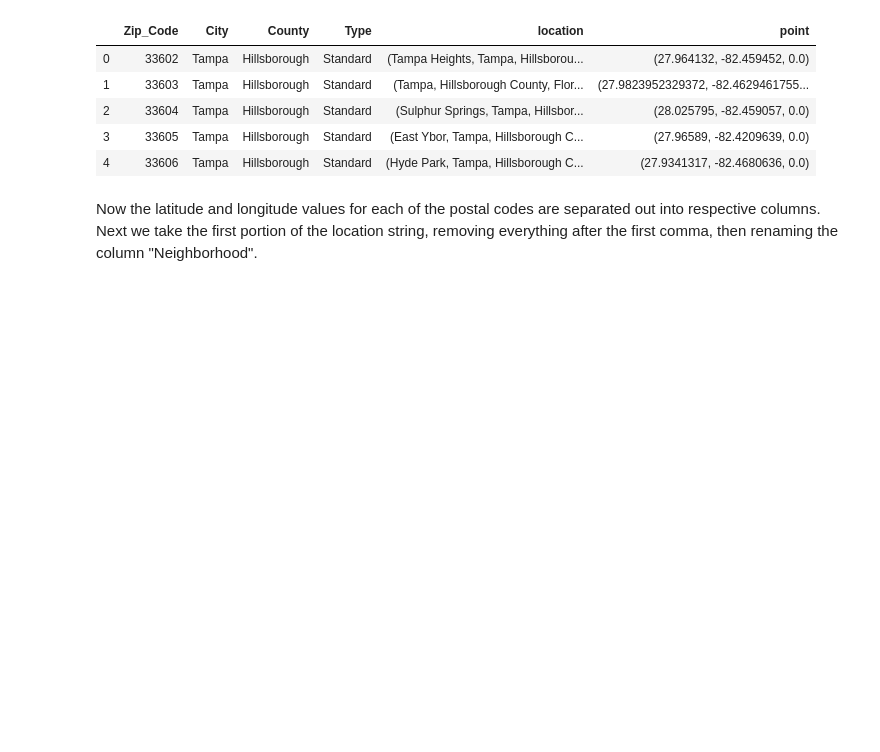
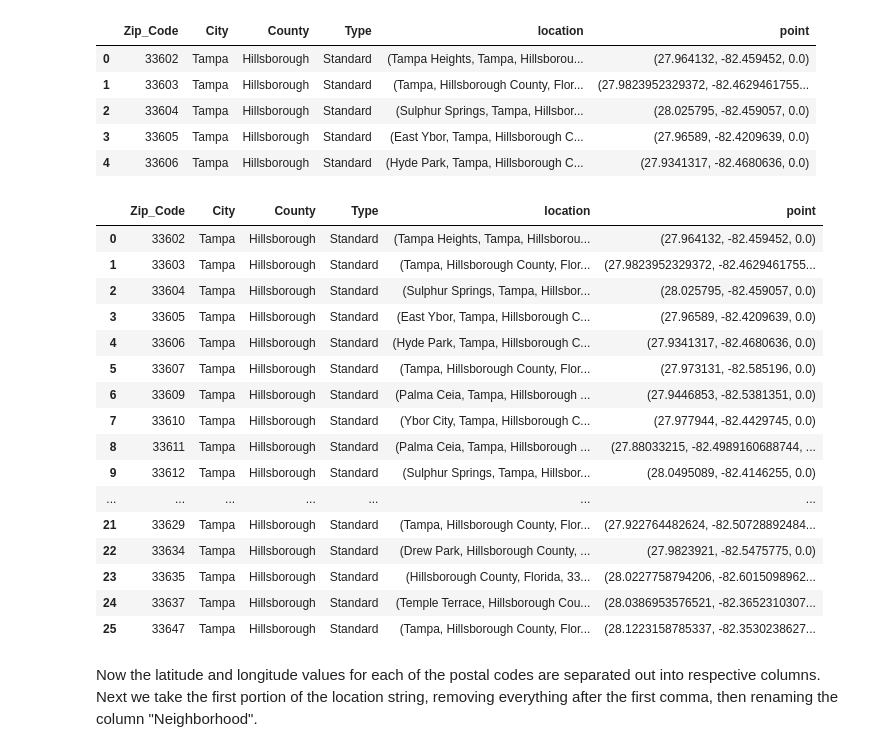
Before and after one commit to jeffreygdupree/Coursera_Capstone, a Jupyter notebook: New Facility Location Selection Notebook.ipynb, the cells around one changed output. Saved outputs shown, nothing was run; the diff lists cells and outputs as text; code cells hidden in the pictures; blank space fills up the shorter version.

```diff
--- a/New Facility Location Selection Notebook.ipynb
+++ b/New Facility Location Selection Notebook.ipynb
@@ -144,6 +142,27 @@ df.head()
 | 2 | 33604 | Tampa | Hillsborough | Standard | (Sulphur Springs, Tampa, Hillsbor... | (28.025795, -82.459057, 0.0) |
 | 3 | 33605 | Tampa | Hillsborough | Standard | (East Ybor, Tampa, Hillsborough C... | (27.96589, -82.4209639, 0.0) |
 | 4 | 33606 | Tampa | Hillsborough | Standard | (Hyde Park, Tampa, Hillsborough C... | (27.9341317, -82.4680636, 0.0) |
+# %%
+df['point'] = df['location'].apply(lambda loc: tuple(loc.point) if loc else None)
+df
+# %% [output]
+|  | Zip_Code | City | County | Type | location | point |
+| 0 | 33602 | Tampa | Hillsborough | Standard | (Tampa Heights, Tampa, Hillsborou... | (27.964132, -82.459452, 0.0) |
+| 1 | 33603 | Tampa | Hillsborough | Standard | (Tampa, Hillsborough County, Flor... | (27.9823952329372, -82.4629461755... |
+| 2 | 33604 | Tampa | Hillsborough | Standard | (Sulphur Springs, Tampa, Hillsbor... | (28.025795, -82.459057, 0.0) |
+| 3 | 33605 | Tampa | Hillsborough | Standard | (East Ybor, Tampa, Hillsborough C... | (27.96589, -82.4209639, 0.0) |
+| 4 | 33606 | Tampa | Hillsborough | Standard | (Hyde Park, Tampa, Hillsborough C... | (27.9341317, -82.4680636, 0.0) |
+| 5 | 33607 | Tampa | Hillsborough | Standard | (Tampa, Hillsborough County, Flor... | (27.973131, -82.585196, 0.0) |
+| 6 | 33609 | Tampa | Hillsborough | Standard | (Palma Ceia, Tampa, Hillsborough ... | (27.9446853, -82.5381351, 0.0) |
+| 7 | 33610 | Tampa | Hillsborough | Standard | (Ybor City, Tampa, Hillsborough C... | (27.977944, -82.4429745, 0.0) |
+| 8 | 33611 | Tampa | Hillsborough | Standard | (Palma Ceia, Tampa, Hillsborough ... | (27.88033215, -82.4989160688744, ... |
+| 9 | 33612 | Tampa | Hillsborough | Standard | (Sulphur Springs, Tampa, Hillsbor... | (28.0495089, -82.4146255, 0.0) |
+| ... | ... | ... | ... | ... | ... | ... |
+| 21 | 33629 | Tampa | Hillsborough | Standard | (Tampa, Hillsborough County, Flor... | (27.922764482624, -82.50728892484... |
+| 22 | 33634 | Tampa | Hillsborough | Standard | (Drew Park, Hillsborough County, ... | (27.9823921, -82.5475775, 0.0) |
+| 23 | 33635 | Tampa | Hillsborough | Standard | (Hillsborough County, Florida, 33... | (28.0227758794206, -82.6015098962... |
+| 24 | 33637 | Tampa | Hillsborough | Standard | (Temple Terrace, Hillsborough Cou... | (28.0386953576521, -82.3652310307... |
+| 25 | 33647 | Tampa | Hillsborough | Standard | (Tampa, Hillsborough County, Flor... | (28.1223158785337, -82.3530238627... |
 # %%
 df[['Latitude','Longitude','3']] = pd.DataFrame(df['point'].tolist(), index=df.index)
 df = df.drop(columns=['point','3'])
```
Also changed, not shown: parts of 13 cells of this notebook.
